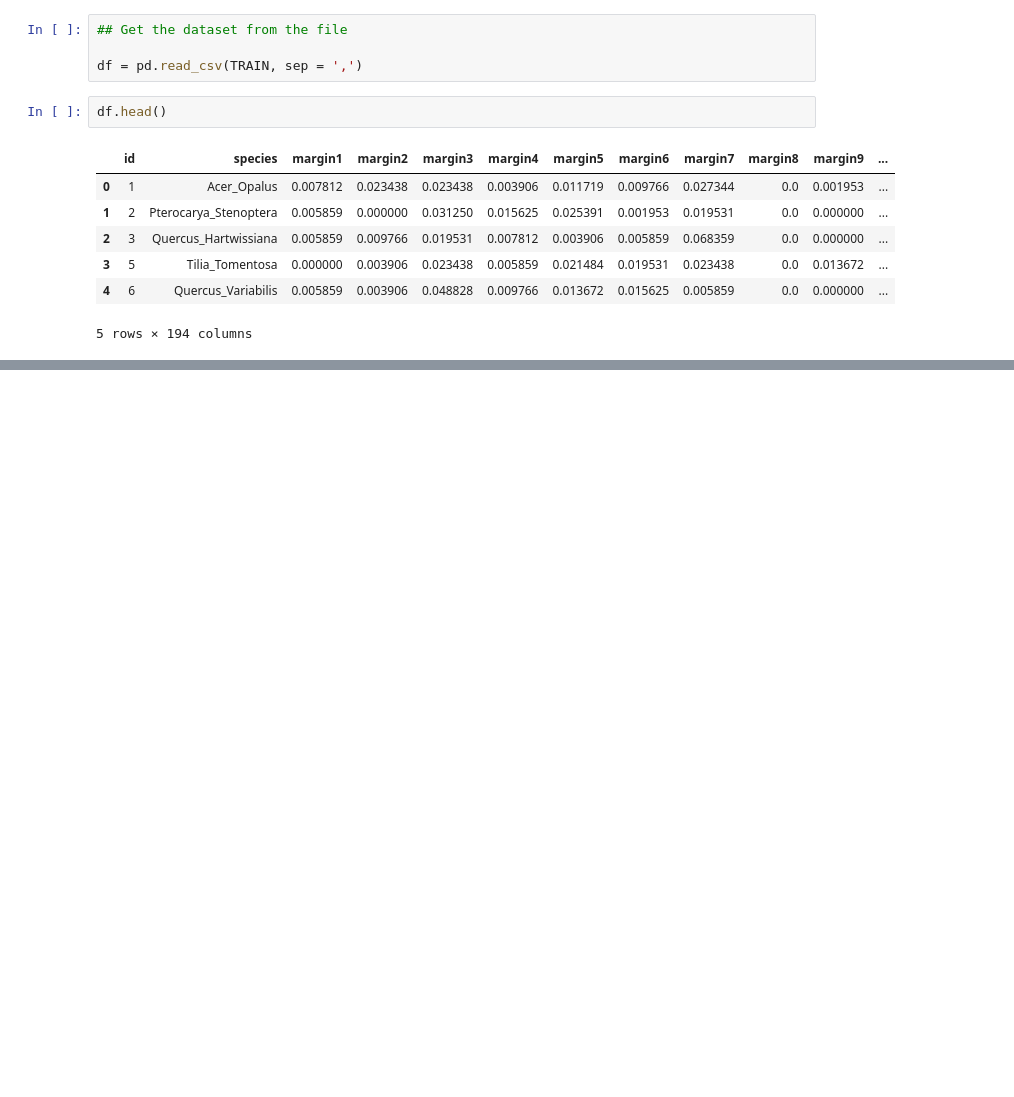
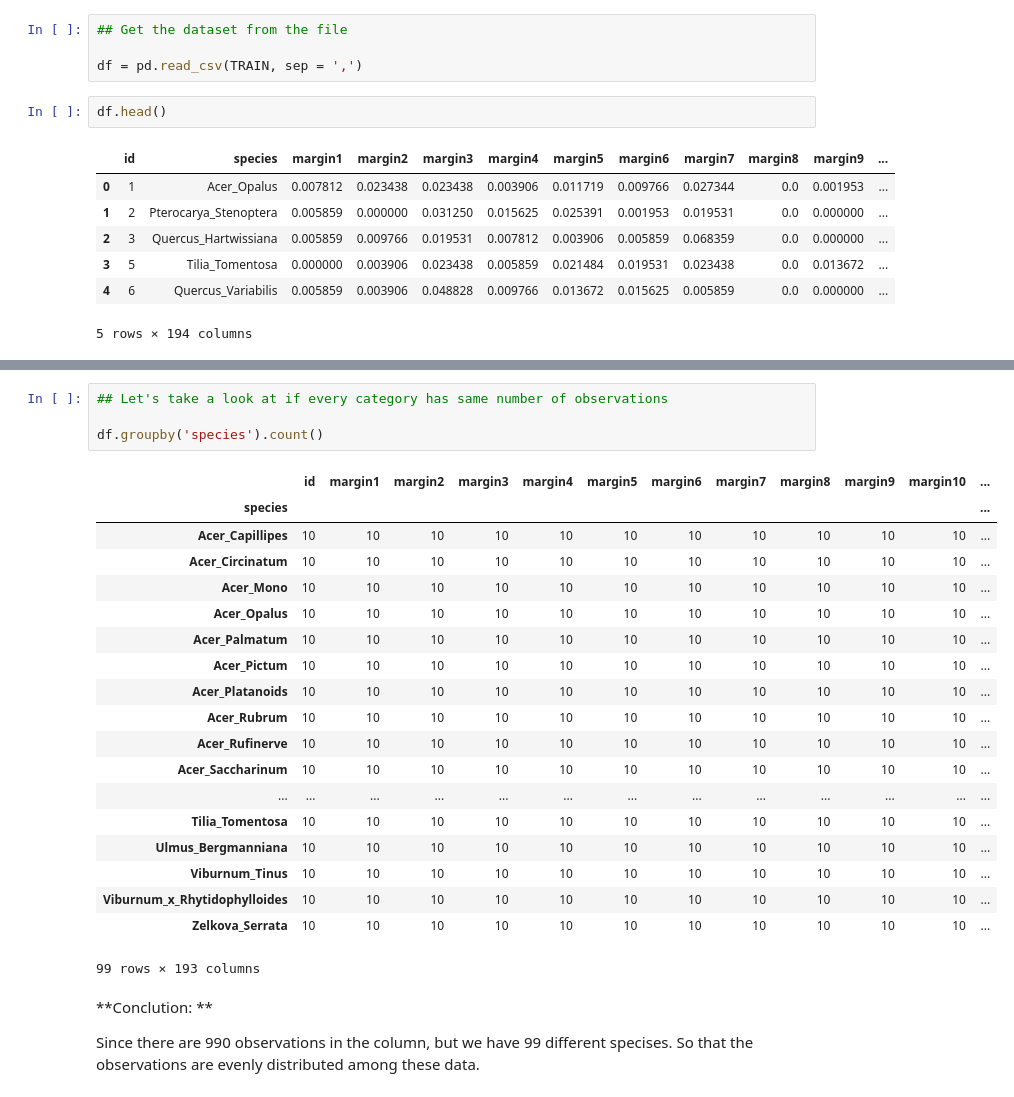
Before and after one commit to dangspin/Kaggle, a Jupyter notebook: LeafClassifier/MyLeaf.ipynb, the cells around one changed output, grey strips where cells are left out. Cells and saved outputs as stored; diff of their text form; blank space fills up the shorter version.

Commit message:
Data cleaning

```diff
--- a/LeafClassifier/MyLeaf.ipynb
+++ b/LeafClassifier/MyLeaf.ipynb
@@ -56,0 +114,28 @@ df.head()
+# %%
+## Let's take a look at if every category has same number of observations
+
+df.groupby('species').count()
+# %% [output]
+|  | id | margin1 | margin2 | margin3 | margin4 | margin5 | margin6 | margin7 | margin8 | margin9 | margin10 | ... |
+| species |  |  |  |  |  |  |  |  |  |  |  | ... |
+| Acer_Capillipes | 10 | 10 | 10 | 10 | 10 | 10 | 10 | 10 | 10 | 10 | 10 | ... |
+| Acer_Circinatum | 10 | 10 | 10 | 10 | 10 | 10 | 10 | 10 | 10 | 10 | 10 | ... |
+| Acer_Mono | 10 | 10 | 10 | 10 | 10 | 10 | 10 | 10 | 10 | 10 | 10 | ... |
+| Acer_Opalus | 10 | 10 | 10 | 10 | 10 | 10 | 10 | 10 | 10 | 10 | 10 | ... |
+| Acer_Palmatum | 10 | 10 | 10 | 10 | 10 | 10 | 10 | 10 | 10 | 10 | 10 | ... |
+| Acer_Pictum | 10 | 10 | 10 | 10 | 10 | 10 | 10 | 10 | 10 | 10 | 10 | ... |
+| Acer_Platanoids | 10 | 10 | 10 | 10 | 10 | 10 | 10 | 10 | 10 | 10 | 10 | ... |
+| Acer_Rubrum | 10 | 10 | 10 | 10 | 10 | 10 | 10 | 10 | 10 | 10 | 10 | ... |
+| Acer_Rufinerve | 10 | 10 | 10 | 10 | 10 | 10 | 10 | 10 | 10 | 10 | 10 | ... |
+| Acer_Saccharinum | 10 | 10 | 10 | 10 | 10 | 10 | 10 | 10 | 10 | 10 | 10 | ... |
+| ... | ... | ... | ... | ... | ... | ... | ... | ... | ... | ... | ... | ... |
+| Tilia_Tomentosa | 10 | 10 | 10 | 10 | 10 | 10 | 10 | 10 | 10 | 10 | 10 | ... |
+| Ulmus_Bergmanniana | 10 | 10 | 10 | 10 | 10 | 10 | 10 | 10 | 10 | 10 | 10 | ... |
+| Viburnum_Tinus | 10 | 10 | 10 | 10 | 10 | 10 | 10 | 10 | 10 | 10 | 10 | ... |
+| Viburnum_x_Rhytidophylloides | 10 | 10 | 10 | 10 | 10 | 10 | 10 | 10 | 10 | 10 | 10 | ... |
+| Zelkova_Serrata | 10 | 10 | 10 | 10 | 10 | 10 | 10 | 10 | 10 | 10 | 10 | ... |
+99 rows × 193 columns
+# %% [markdown]
+**Conclution: **
+
+Since there are 990 observations in the column, but we have 99 different specises. So that the observations are evenly distributed among these data.
```
Also changed, not shown: parts of 8 cells of this notebook.
